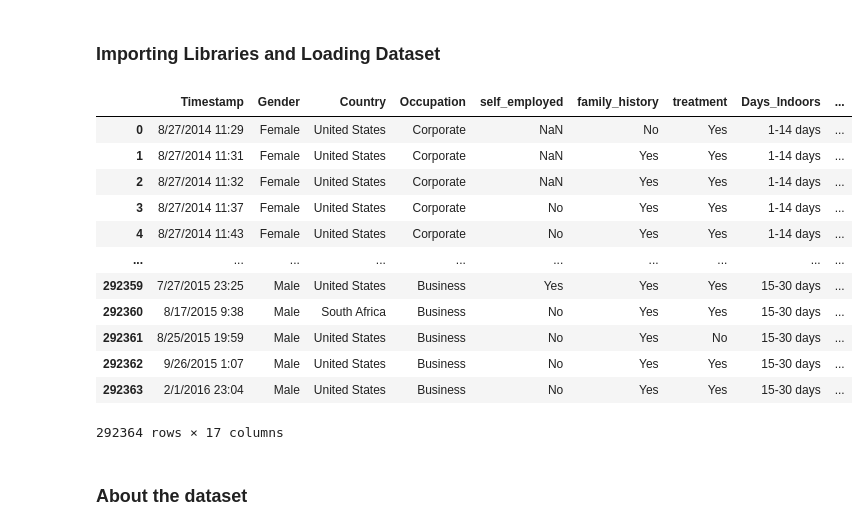
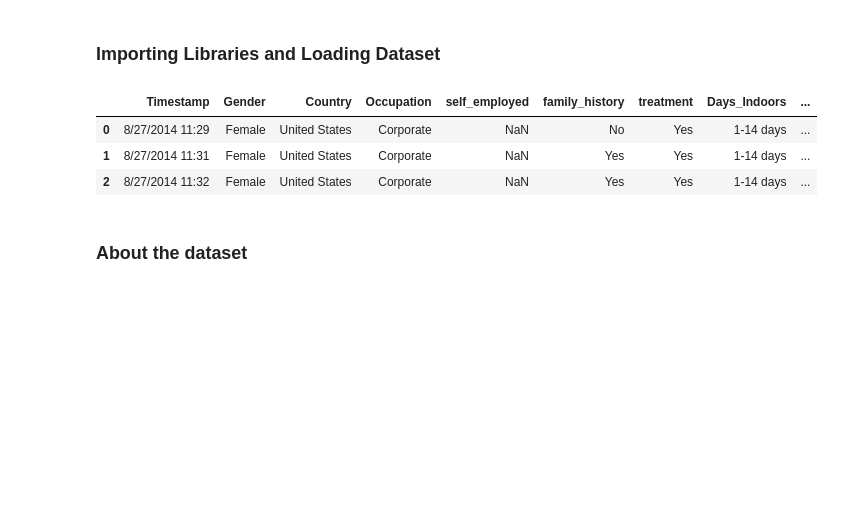
Before and after one commit to celefigs/EDA-milestone-3, a Jupyter notebook: Mental-Health- EDA.ipynb, the cells around one changed output. Cells and saved outputs as stored; diff of their text form; code cells hidden in the pictures; blank space fills up the shorter version.

```diff
--- a/Mental-Health- EDA.ipynb
+++ b/Mental-Health- EDA.ipynb
@@ -27,23 +27,14 @@ import folium
 # %%
 # read & load the dataset into pandas dataframe
 df = pd.read_csv("C:\\Users\\CELESTE\\CodeOp\\Module_3\\EDA-milestone-3\\archive\\mental_health_dataset.csv")
 
 # display the dataframe
-df
+df.head(3)
 # %% [output]
 |  | Timestamp | Gender | Country | Occupation | self_employed | family_history | treatment | Days_Indoors | ... |
 | 0 | 8/27/2014 11:29 | Female | United States | Corporate | NaN | No | Yes | 1-14 days | ... |
 | 1 | 8/27/2014 11:31 | Female | United States | Corporate | NaN | Yes | Yes | 1-14 days | ... |
 | 2 | 8/27/2014 11:32 | Female | United States | Corporate | NaN | Yes | Yes | 1-14 days | ... |
-| 3 | 8/27/2014 11:37 | Female | United States | Corporate | No | Yes | Yes | 1-14 days | ... |
-| 4 | 8/27/2014 11:43 | Female | United States | Corporate | No | Yes | Yes | 1-14 days | ... |
-| ... | ... | ... | ... | ... | ... | ... | ... | ... | ... |
-| 292359 | 7/27/2015 23:25 | Male | United States | Business | Yes | Yes | Yes | 15-30 days | ... |
-| 292360 | 8/17/2015 9:38 | Male | South Africa | Business | No | Yes | Yes | 15-30 days | ... |
-| 292361 | 8/25/2015 19:59 | Male | United States | Business | No | Yes | No | 15-30 days | ... |
-| 292362 | 9/26/2015 1:07 | Male | United States | Business | No | Yes | Yes | 15-30 days | ... |
-| 292363 | 2/1/2016 23:04 | Male | United States | Business | No | Yes | Yes | 15-30 days | ... |
-292364 rows × 17 columns
 # %% [markdown]
 ### About the dataset
 # %% [markdown]
```
Also changed, not shown: parts of 4 cells of this notebook, 1 other file.
